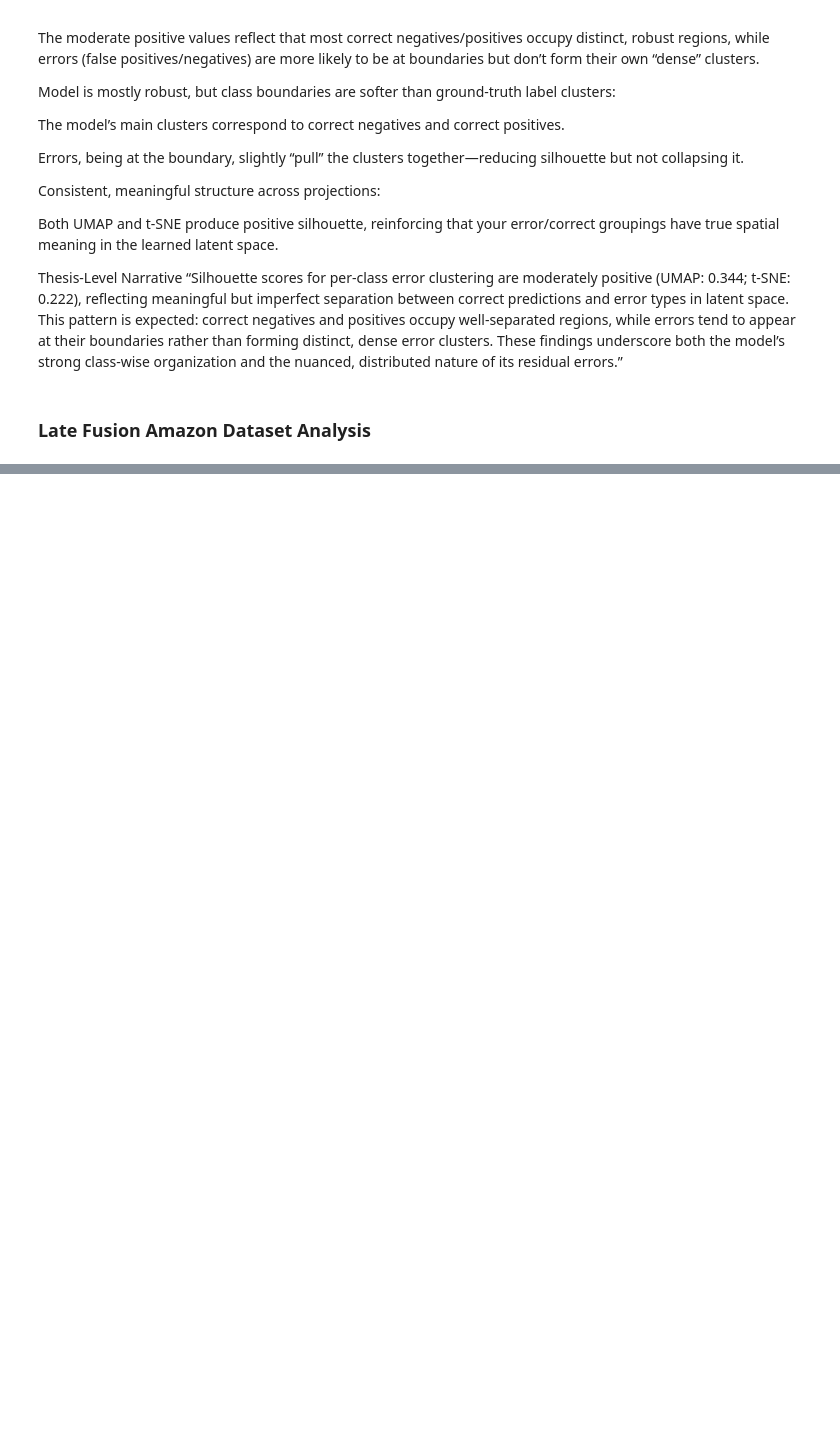
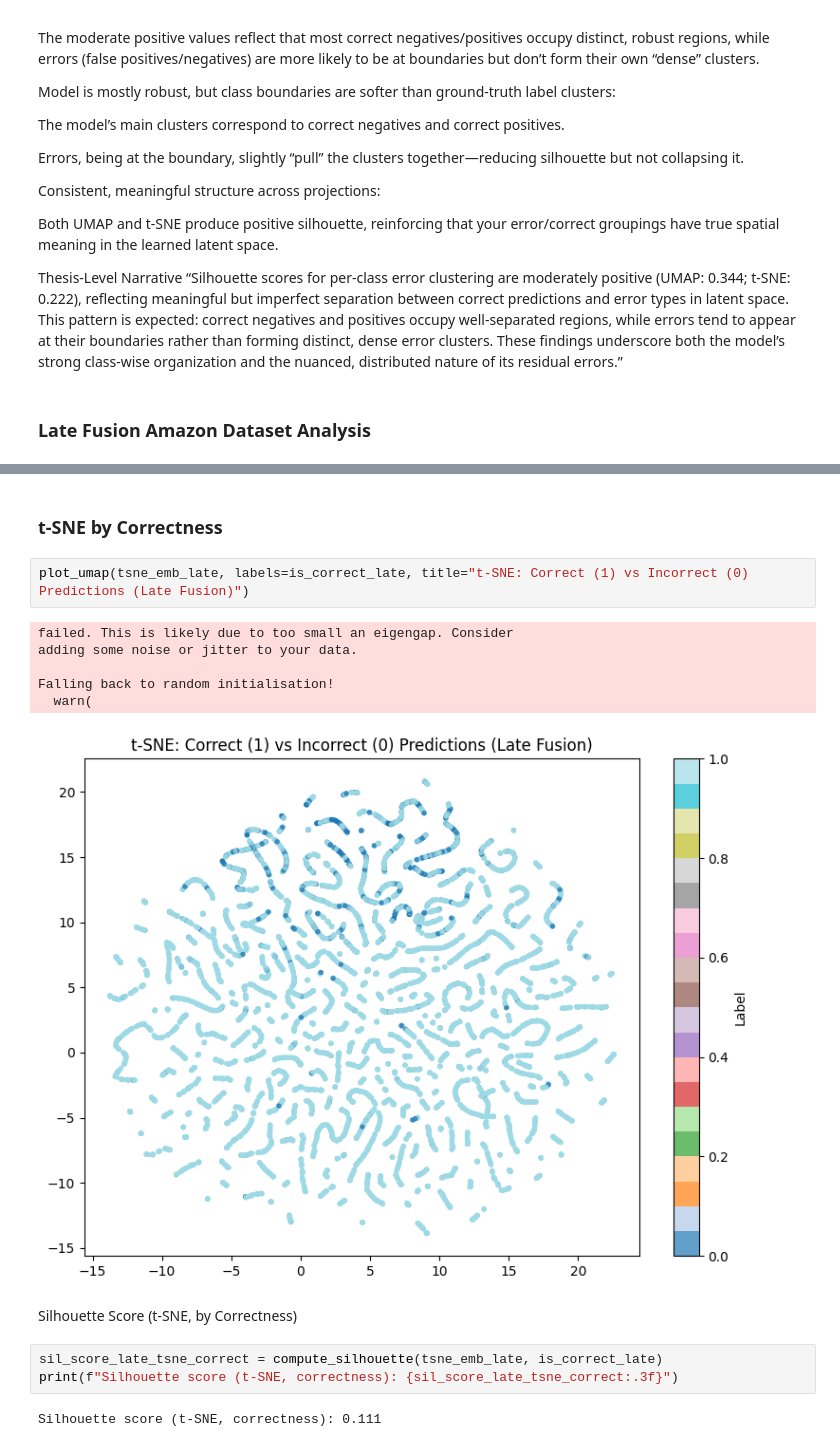
Before and after one commit to PM-0125/COmparative_Study_of_Multimodal_Represenations, a Jupyter notebook: notebooks/01_exploratory_amazon.ipynb, the cells around one changed output, grey strips where cells are left out. Saved outputs shown, nothing was run; the diff lists cells and outputs as text; blank space fills up the shorter version.

```diff
--- a/notebooks/01_exploratory_amazon.ipynb
+++ b/notebooks/01_exploratory_amazon.ipynb
@@ -652,0 +1021,18 @@ Thesis-Level Narrative
+# %% [markdown]
+### t-SNE by Correctness
+# %%
+plot_umap(tsne_emb_late, labels=is_correct_late, title="t-SNE: Correct (1) vs Incorrect (0) Predictions (Late Fusion)")
+# %% [output]
+failed. This is likely due to too small an eigengap. Consider
+adding some noise or jitter to your data.
+
+Falling back to random initialisation!
+  warn(
+[figure, added]
+# %% [markdown]
+Silhouette Score (t-SNE, by Correctness)
+# %%
+sil_score_late_tsne_correct = compute_silhouette(tsne_emb_late, is_correct_late)
+print(f"Silhouette score (t-SNE, correctness): {sil_score_late_tsne_correct:.3f}")
+# %% [output]
+Silhouette score (t-SNE, correctness): 0.111
```
Also changed, not shown: parts of 30 cells of this notebook.
